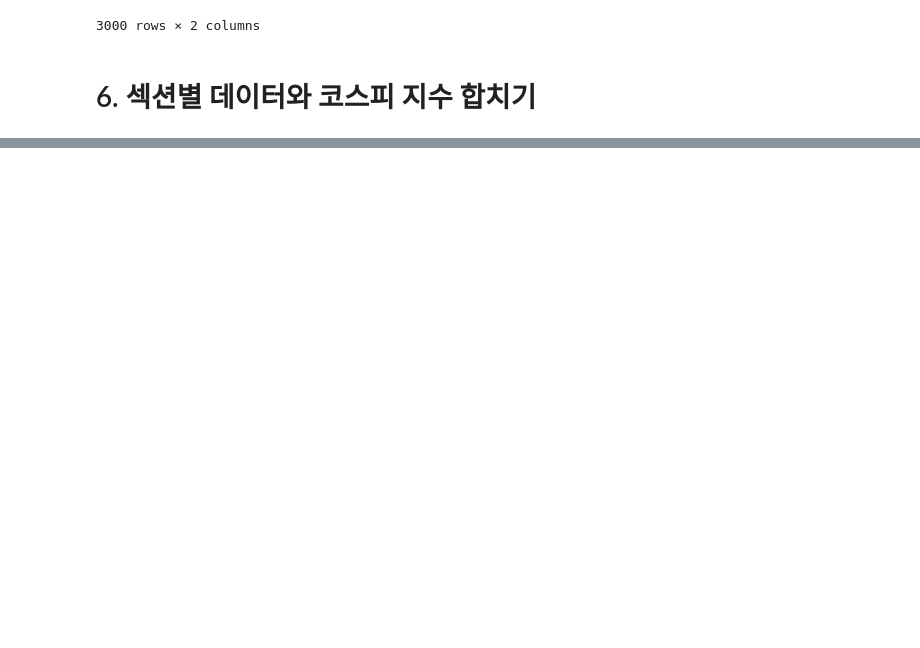
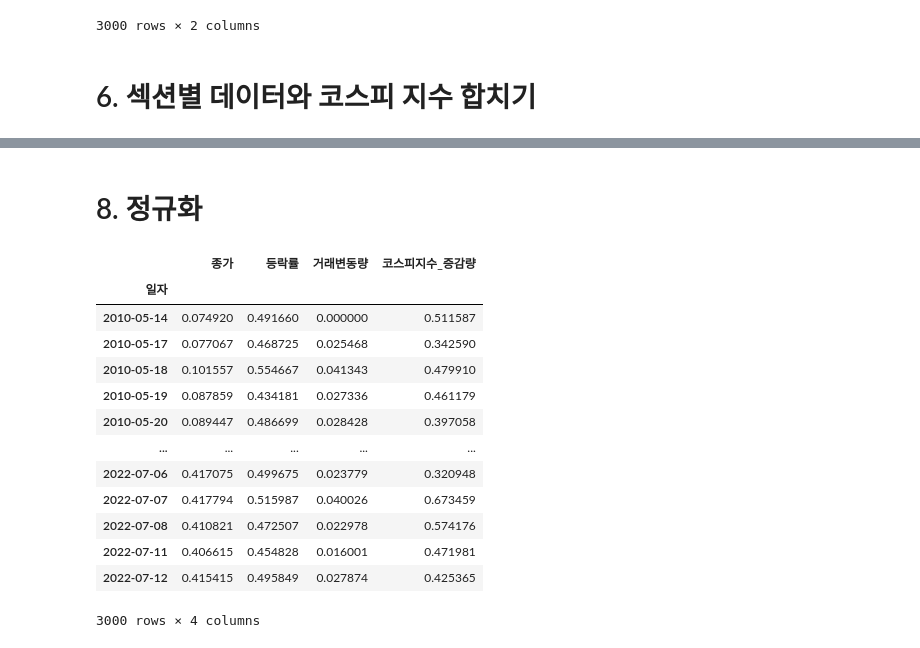
Before and after one commit to Parksemo/FINAL_PROJECT, a Jupyter notebook: 전처리.ipynb, the cells around one changed output, grey strips where cells are left out. Drawn from its saved outputs; the diff is of its cells as text; code cells hidden in the pictures; blank space fills up the shorter version.

Commit message:
Upload Change Preprocessing

```diff
--- a/전처리.ipynb
+++ b/전처리.ipynb
@@ -159,4 +152,5 @@ for sector_name, df in result.items():
     df['등락률'] = df['등락률'].round(4)
     df['거래변동량'] =df['거래변동량'].astype(int)
 # %%
-result['Food']
+for sector_name, df in result.items():
+    df.set_index('일자',inplace=True)
@@ -177 +174,32 @@ result['Food']
+# %% [markdown]
+# 8. 정규화
+# %%
+from sklearn.model_selection import train_test_split
+from sklearn.preprocessing import MinMaxScaler
+
+
+df_scaled = {}
+#스케일을 적용할 column을 정의합니다.
+scale_cols = ['종가','등락률','거래변동량', '코스피지수_증감량']
+for sector_name, df in result.items():
+    scaler = MinMaxScaler()
+    scaled=scaler.fit_transform(df[scale_cols])
+    df_scaled[sector_name] = pd.DataFrame(scaled,index = df.index,columns=scale_cols)
+# %%
+df_scaled['Food']
+# %% [output]
+|  | 종가 | 등락률 | 거래변동량 | 코스피지수_증감량 |
+| 일자 |  |  |  |  |
+| 2010-05-14 | 0.074920 | 0.491660 | 0.000000 | 0.511587 |
+| 2010-05-17 | 0.077067 | 0.468725 | 0.025468 | 0.342590 |
+| 2010-05-18 | 0.101557 | 0.554667 | 0.041343 | 0.479910 |
+| 2010-05-19 | 0.087859 | 0.434181 | 0.027336 | 0.461179 |
+| 2010-05-20 | 0.089447 | 0.486699 | 0.028428 | 0.397058 |
+| ... | ... | ... | ... | ... |
+| 2022-07-06 | 0.417075 | 0.499675 | 0.023779 | 0.320948 |
+| 2022-07-07 | 0.417794 | 0.515987 | 0.040026 | 0.673459 |
+| 2022-07-08 | 0.410821 | 0.472507 | 0.022978 | 0.574176 |
+| 2022-07-11 | 0.406615 | 0.454828 | 0.016001 | 0.471981 |
+| 2022-07-12 | 0.415415 | 0.495849 | 0.027874 | 0.425365 |
+3000 rows × 4 columns
 # %%
```
Also changed, not shown: parts of 16 cells of this notebook, 4 other files.
